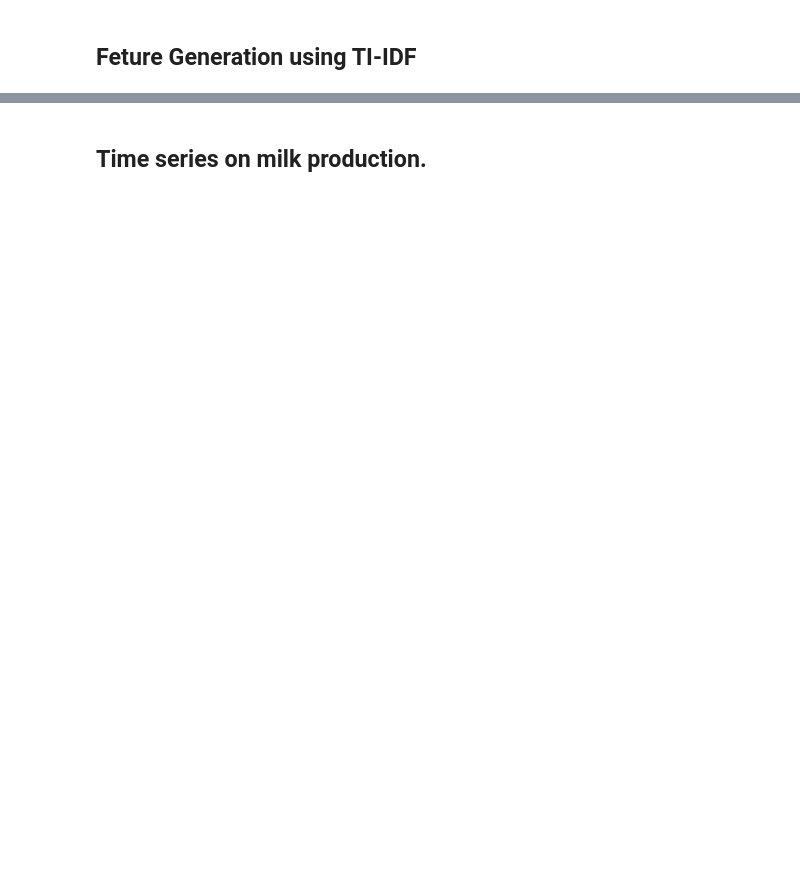
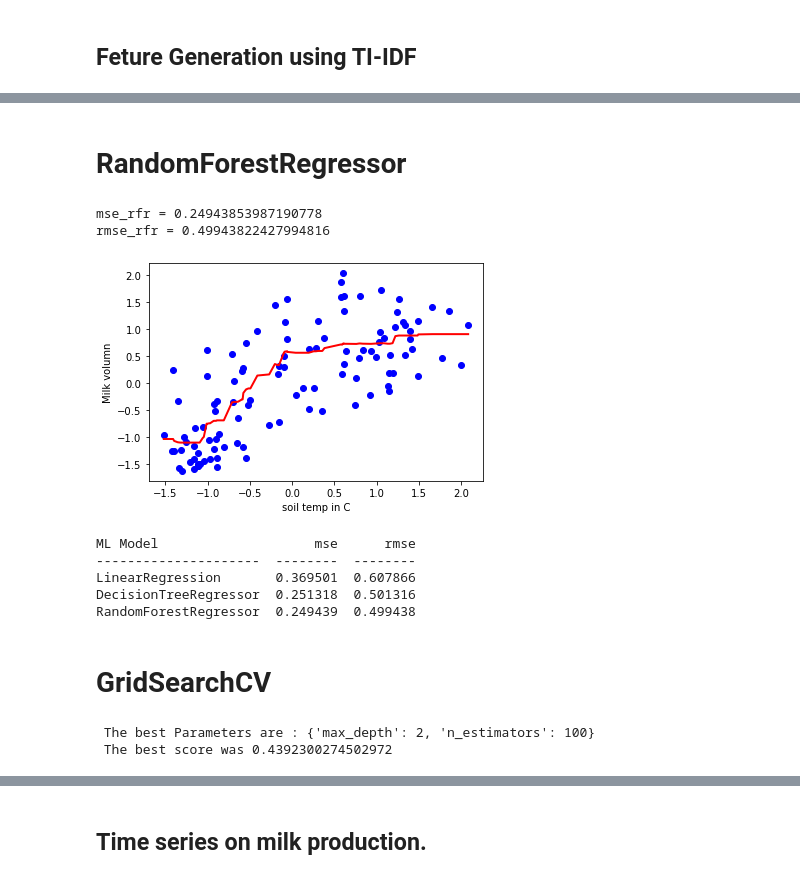
Before and after one commit to sba22169/MSC_DA_CA2, a Jupyter notebook: sba22169_ML_MSC_CA2.ipynb, the cells around one changed output, grey strips where cells are left out. Saved outputs shown, nothing was run; the diff lists cells and outputs as text; code cells hidden in the pictures; blank space fills up the shorter version.

```diff
--- a/sba22169_ML_MSC_CA2.ipynb
+++ b/sba22169_ML_MSC_CA2.ipynb
@@ -324,0 +504,3 @@ print(cf)
+# %%
+scale_this = ['rain','mintp','maxtp','soil','milk','fat','pro']
+iedfs = scale_data(iedfml,scale_this)
@@ -324,0 +602,24 @@ print(cf)
+# %% [markdown]
+# RandomForestRegressor
+# %%
+
+rf = RandomForestRegressor(max_depth=2,random_state=42)
+rf.fit(X_train,y_train)
+y_pred = rf.predict(X_test)
+mse_rfr = MSE(y_test,y_pred)
+rmse_rfr = mse_rfr**(1/2)
+print (f"mse_rfr = {mse_rfr}")
+print (f"rmse_rfr = {rmse_rfr}")
+
+lin_regplot(A[sort_idx], b[sort_idx], rf)
+plt.xlabel('soil temp in C')
+plt.ylabel(f'Milk volumn')
+plt.savefig('DT_milk_soil.png', dpi = 300)
+plt.show()
+
+result = ["RandomForestRegressor",mse_rfr,rmse_rfr]
+table.append(result)
+# %% [output]
+mse_rfr = 0.24943853987190778
+rmse_rfr = 0.49943822427994816
+[figure, added]
@@ -324,0 +628,31 @@ print(cf)
+# %%
+# Print table with results
+
+from tabulate import tabulate
+print(tabulate(table, headers=["ML Model","mse", "rmse"]))
+# %% [output]
+ML Model                    mse      rmse
+---------------------  --------  --------
+LinearRegression       0.369501  0.607866
+DecisionTreeRegressor  0.251318  0.501316
+RandomForestRegressor  0.249439  0.499438
+# %% [markdown]
+# GridSearchCV
+# %%
+# will use GridSearch_CV to find the best params and score for the RandonForestRegressor model
+# set up the params I will use
+
+parameters = {
+    'n_estimators': [100, 150, 200, 250, 300],
+    'max_depth': [1,2,3,4],
+}
+regr = RandomForestRegressor(random_state=0)
+
+rfr_cv = GridSearchCV(regr, parameters)
+rfr_cv.fit(X_train, y_train)
+rmse_rfr_cv = rfr_cv.best_score_
+print(f' The best Parameters are : {rfr_cv.best_params_}')
+print (f' The best score was {rfr_cv.best_score_}')
+# %% [output]
+ The best Parameters are : {'max_depth': 2, 'n_estimators': 100}
+ The best score was 0.4392300274502972
```
Also changed, not shown: parts of 49 cells of this notebook, 8 other files.
